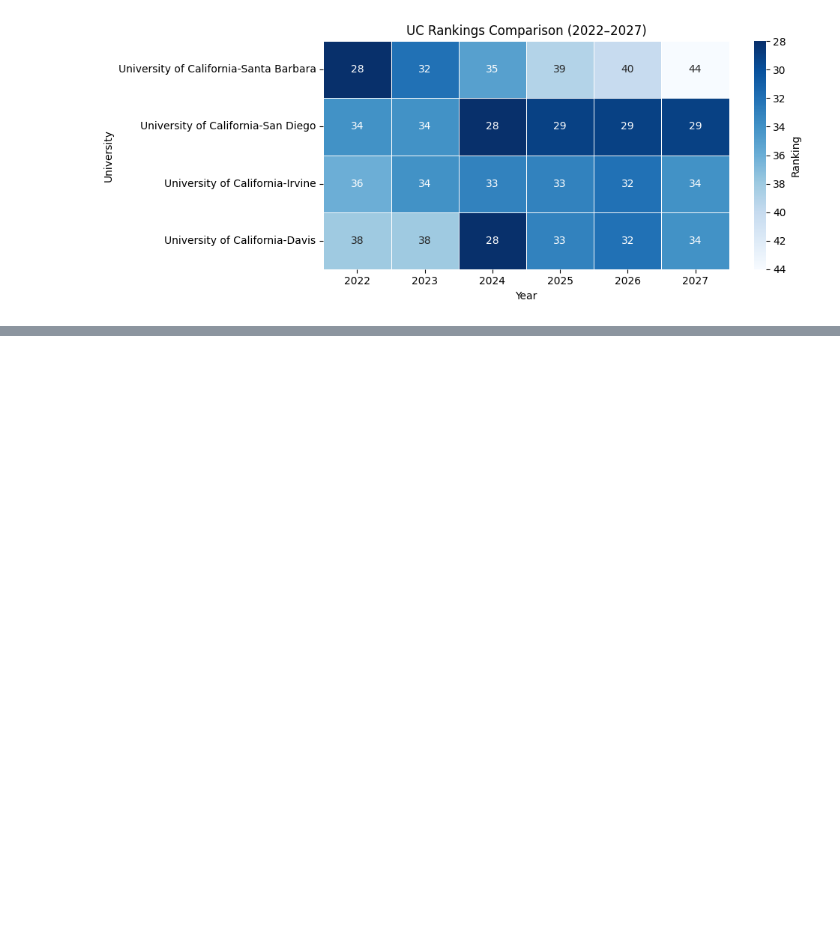
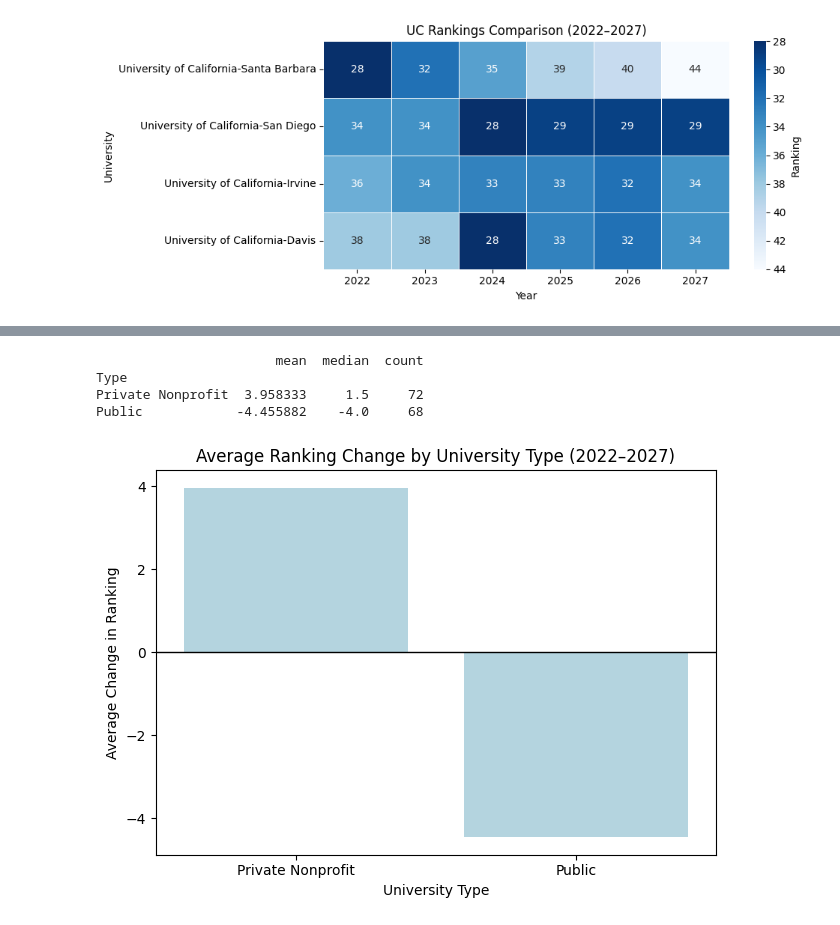
Before and after one commit to KarlaRH12/school_ranking_analysis, a Jupyter notebook: analysis_rankings.ipynb, the cells around one changed output, grey strips where cells are left out. Saved outputs shown, nothing was run; the diff lists cells and outputs as text; code cells hidden in the pictures; blank space fills up the shorter version.

```diff
--- a/analysis_rankings.ipynb
+++ b/analysis_rankings.ipynb
@@ -146,0 +165,34 @@ Maybe: Look at the average net change, look at the avg net change of the top 50,
+# %%
+#private and public changes in all data
+UR = UniversityRankings.copy()
+
+UR['2022'] = pd.to_numeric(UR['2022'], errors='coerce')
+UR['2027'] = pd.to_numeric(UR['2027'], errors='coerce')
+UR['Ranking_Change'] = UR['2027'] - UR['2022']
+
+comparison2 = UR.groupby('Type')['Ranking_Change'].agg(
+    ['mean', 'median', 'count']
+)
+
+print(comparison2)
+
+avg_change2 = UR.groupby('Type', as_index=False)['Ranking_Change'].mean()
+
+sns.barplot(
+    data=avg_change2,
+    x='Type',
+    y='Ranking_Change',
+    color='lightblue'
+)
+plt.axhline(0, color='black', linewidth=1)
+plt.title('Average Ranking Change by University Type (2022–2027)')
+plt.xlabel('University Type')
+plt.ylabel('Average Change in Ranking')
+plt.tight_layout()
+plt.show()
+# %% [output]
+                       mean  median  count
+Type
+Private Nonprofit  3.958333     1.5     72
+Public            -4.455882    -4.0     68
+[figure, added]
```
Also changed, not shown: parts of 3 cells of this notebook.
